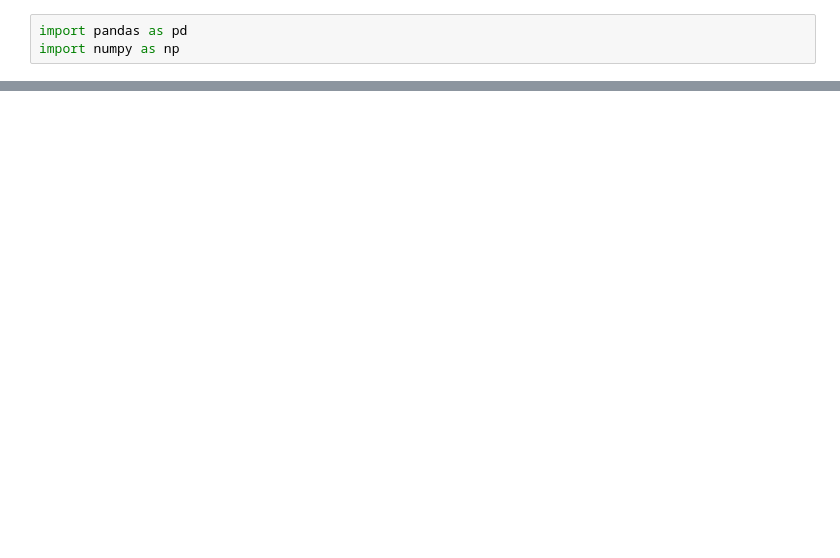
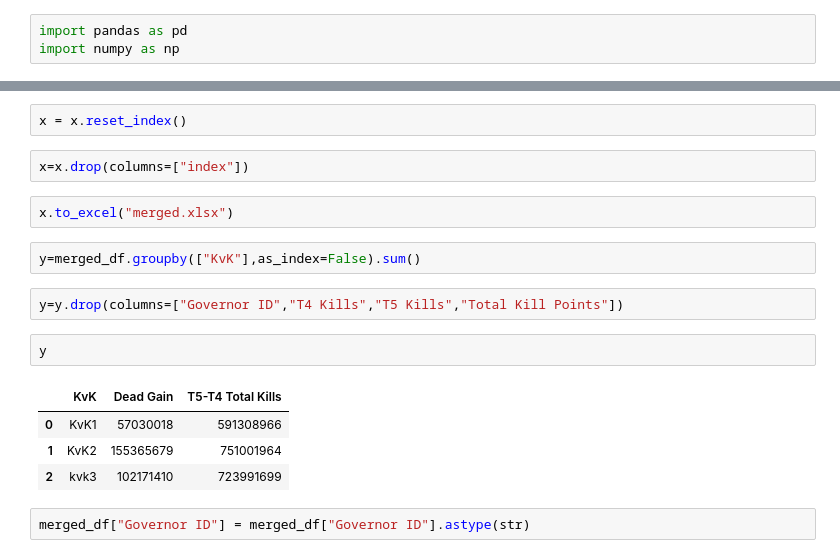
Before and after one commit to msamedozmen/3198_KvK_Dashboard, a Jupyter notebook: main.ipynb, the cells around one changed output, grey strips where cells are left out. Drawn from its saved outputs; the diff is of its cells as text; blank space fills up the shorter version.

```diff
--- a/main.ipynb
+++ b/main.ipynb
@@ -147,0 +114,19 @@ Total Dead:  24020071
+# %%
+x = x.reset_index()
+# %%
+x=x.drop(columns=["index"])
+# %%
+x.to_excel("merged.xlsx")
+# %%
+y=merged_df.groupby(["KvK"],as_index=False).sum()
+# %%
+y=y.drop(columns=["Governor ID","T4 Kills","T5 Kills","Total Kill Points"])
+# %%
+y
+# %% [output]
+|  | KvK | Dead Gain | T5-T4 Total Kills |
+| 0 | KvK1 | 57030018 | 591308966 |
+| 1 | KvK2 | 155365679 | 751001964 |
+| 2 | kvk3 | 102171410 | 723991699 |
+# %%
+merged_df["Governor ID"] = merged_df["Governor ID"].astype(str)
```
Also changed, not shown: parts of 26 cells of this notebook, 6 other files.
